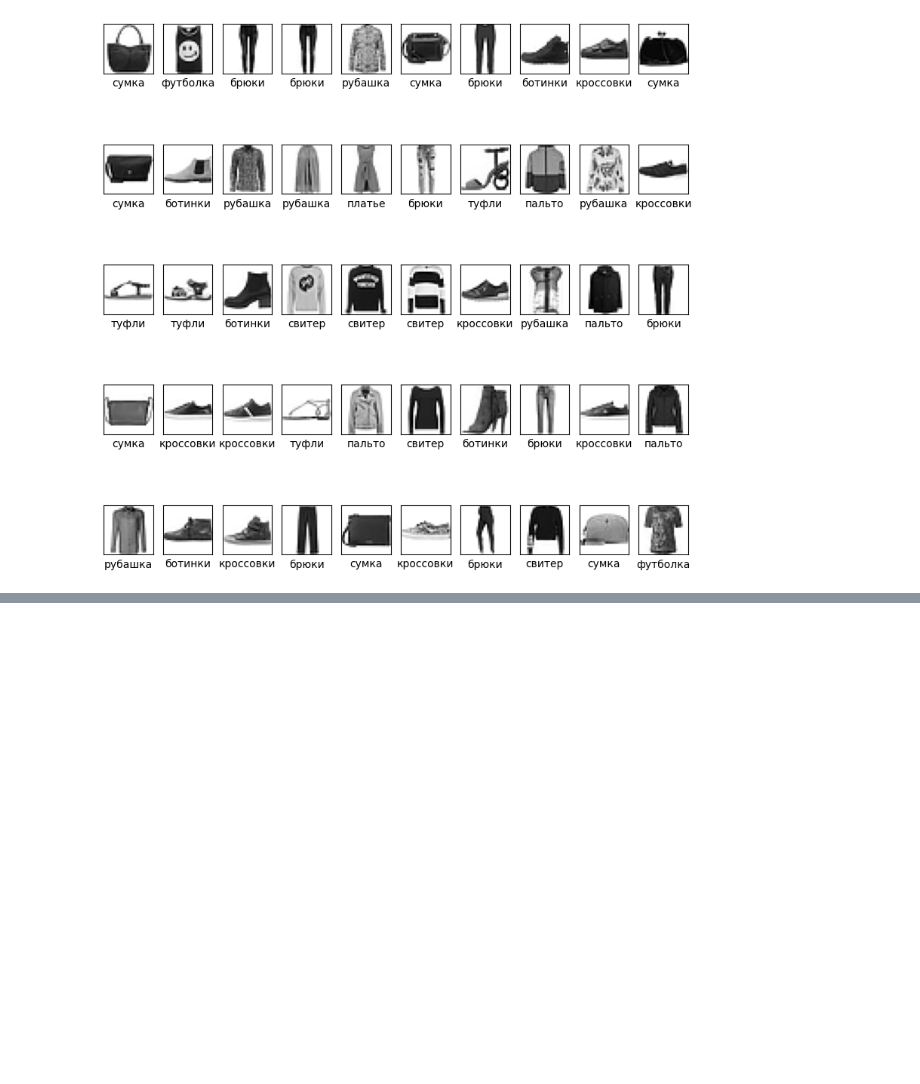
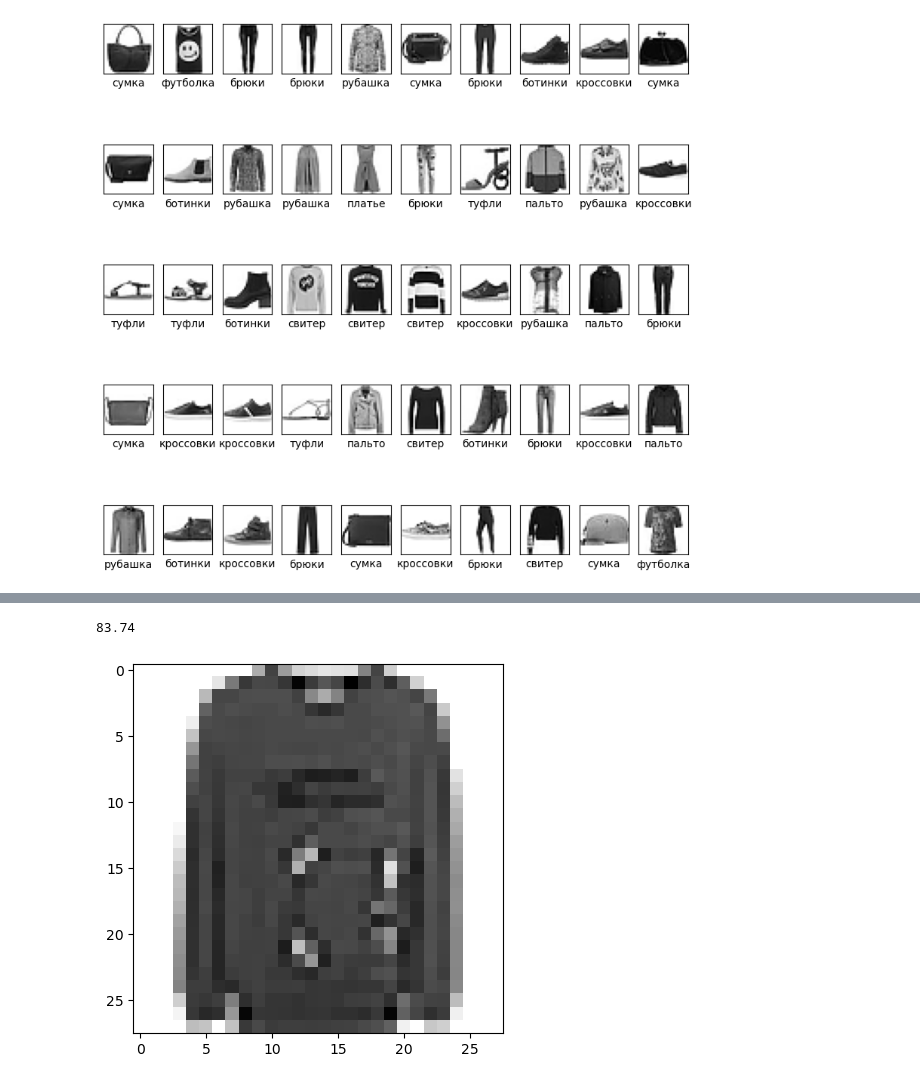
Before and after one commit to rakdav/NS23ISP41, a Jupyter notebook: NS2.ipynb, the cells around one changed output, grey strips where cells are left out. Cells and saved outputs as stored; diff of their text form; code cells hidden in the pictures; blank space fills up the shorter version.

```diff
--- a/NS2.ipynb
+++ b/NS2.ipynb
@@ -16,3 +16,8 @@ for i in range(100,150):
     plt.xlabel(classes[y_train[i]])
 # %% [output]
 [figure]
+# %%
+x_train=x_train.reshape(60000,784)
+x_test=x_test.reshape(10000,784)
+x_train=x_train/255
+x_test=x_test/255
@@ -18,0 +79,9 @@ for i in range(100,150):
+# %%
+print(round(scores[1]*100,4))
+# %% [output]
+83.74
+# %%
+plt.imshow(x_test[46].reshape(28,28),cmap=plt.cm.binary)
+plt.show()
+# %% [output]
+[figure, added]
```
Also changed, not shown: parts of 8 cells of this notebook.
